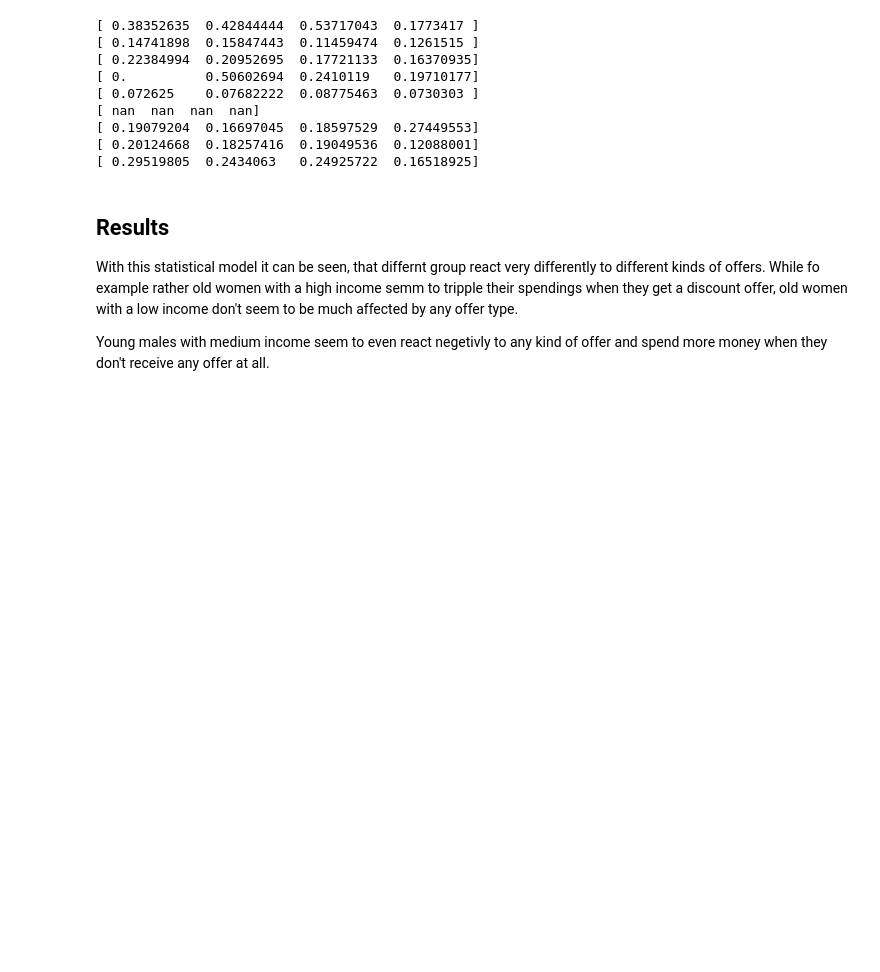
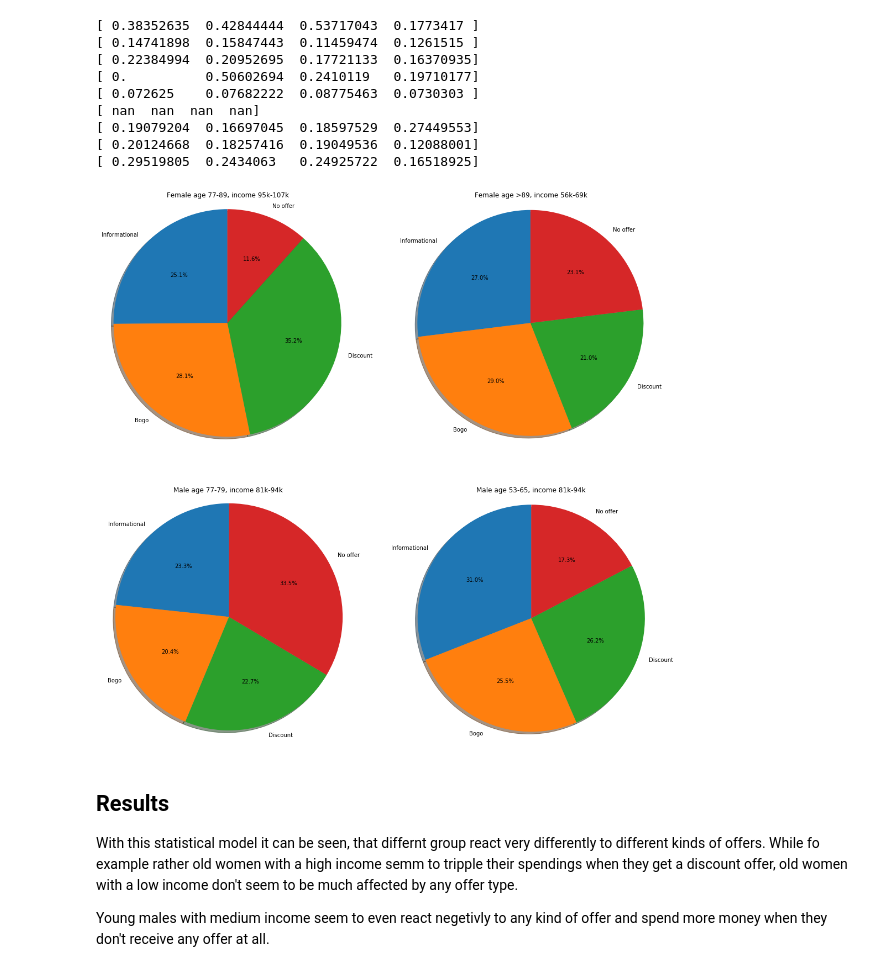
Before and after one commit to blec123/Starbucks, a Jupyter notebook: Starbucks_Capstone_notebook.ipynb, the cells around one changed output. Cells and saved outputs as stored; diff of their text form; code cells hidden in the pictures; blank space fills up the shorter version.

```diff
--- a/Starbucks_Capstone_notebook.ipynb
+++ b/Starbucks_Capstone_notebook.ipynb
@@ -1576,8 +1581,10 @@ def get_results(gender, age, income):
 # some examples
 
 times, amounts = get_results('F', 5, 5)
+ex1 = amounts / times
 print(amounts / times)
 times, amounts = get_results('F', 6, 2)
+ex2 = amounts / times
 print(amounts / times)
 times, amounts = get_results('F', 0, 2)
 print(amounts / times)
@@ -1588,10 +1595,12 @@ print(amounts / times)
 times, amounts = get_results('O', 6, 3)
 print(amounts / times)
 times, amounts = get_results('M', 1, 4)
+ex3 = amounts / times
 print(amounts / times)
 times, amounts = get_results('M', 5, 2)
 print(amounts / times)
 times, amounts = get_results('M', 3, 4)
+ex4 = amounts / times
 print(amounts / times)
 # %% [output]
 [ 0.38352635  0.42844444  0.53717043  0.1773417 ]
@@ -1603,3 +1612,33 @@ print(amounts / times)
 [ 0.19079204  0.16697045  0.18597529  0.27449553]
 [ 0.20124668  0.18257416  0.19049536  0.12088001]
 [ 0.29519805  0.2434063   0.24925722  0.16518925]
+# %%
+labels = ['Informational', 'Bogo', 'Discount', 'No offer']
+
+fig1, ((ax1,ax2),(ax3,ax4)) = plt.subplots(2,2, figsize= [18,18])
+ax1.pie(ex1, labels=labels, autopct='%1.1f%%',
+        shadow=True, startangle=90)
+ax1.axis('equal')
+ax1.set_title('Female age 77-89, income 95k-107k')
+
+
+ax2.pie(ex2*2, labels=labels, autopct='%1.1f%%',
+        shadow=True, startangle=90)
+ax2.axis('equal')
+ax2.set_title('Female age >89, income 56k-69k')
+
+
+ax3.pie(ex3*2, labels=labels, autopct='%1.1f%%',
+        shadow=True, startangle=90)
+ax3.axis('equal')
+ax3.set_title('Male age 77-79, income 81k-94k')
+
+
+ax4.pie(ex4*2, labels=labels, autopct='%1.1f%%',
+        shadow=True, startangle=90)
+ax4.axis('equal')
+ax4.set_title('Male age 53-65, income 81k-94k')
+
+plt.show()
+# %% [output]
+[figure, added]
```
Also changed, not shown: parts of 2 cells of this notebook.
